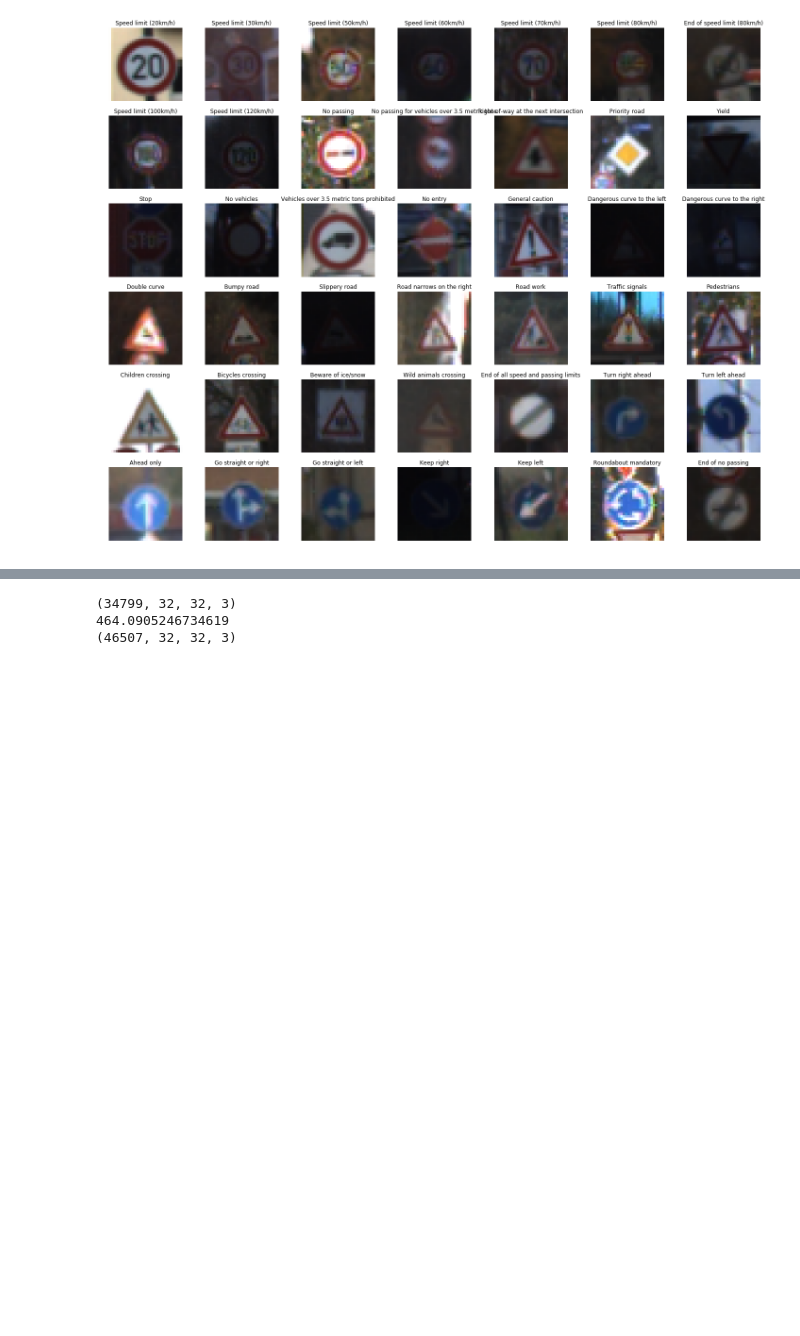
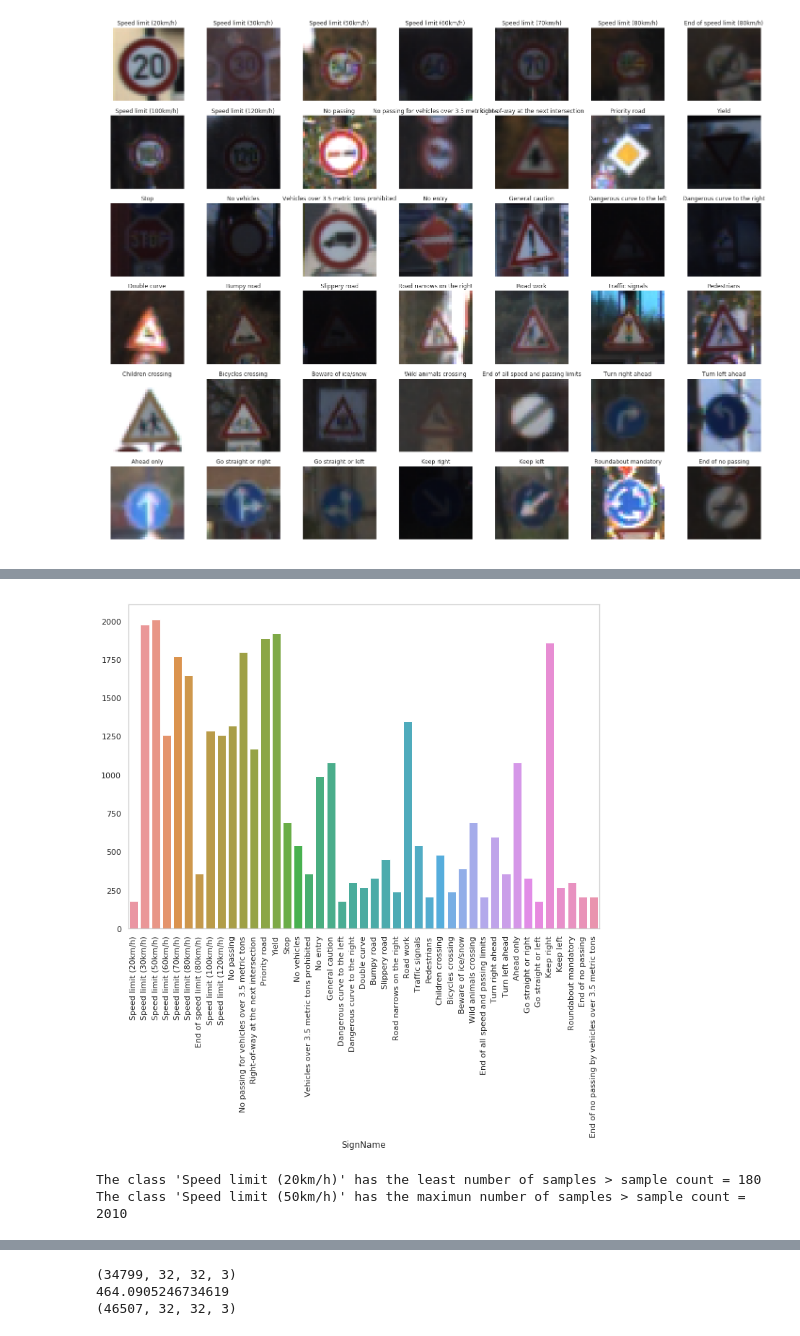
Before and after one commit to srikanthadya/Traffic-Signal-Classification, a Jupyter notebook: Traffic-Sign-Classifier.ipynb, the cells around one changed output, grey strips where cells are left out. Drawn from its saved outputs; the diff is of its cells as text; code cells hidden in the pictures; blank space fills up the shorter version.

```diff
--- a/Traffic-Sign-Classifier.ipynb
+++ b/Traffic-Sign-Classifier.ipynb
@@ -152,0 +98,21 @@ plt.show()
+# %%
+import matplotlib.pyplot as plt
+import pandas as pd
+import numpy as np
+import seaborn as sns
+sns.set(rc={'figure.figsize':(11.7,8.27)})
+sns.set_style("whitegrid")
+df = pd.read_csv("signnames.csv")
+
+uniques,counts = np.unique(y_train,return_counts=True)
+g = sns.barplot(df.SignName,counts)
+plt.xticks(rotation=90)
+plt.grid(False)
+plt.show()
+
+print("The class '{0}' has the least number of samples > sample count = {1}".format(df.SignName.iloc[np.argmin(counts)], counts[np.argmin(counts)]) )
+print("The class '{0}' has the maximun number of samples > sample count = {1}".format(df.SignName.iloc[np.argmax(counts)], counts[np.argmax(counts)]) )
+# %% [output]
+[figure, added]
+The class 'Speed limit (20km/h)' has the least number of samples > sample count = 180
+The class 'Speed limit (50km/h)' has the maximun number of samples > sample count = 2010
```
Also changed, not shown: parts of 20 cells of this notebook, 1 other file.
